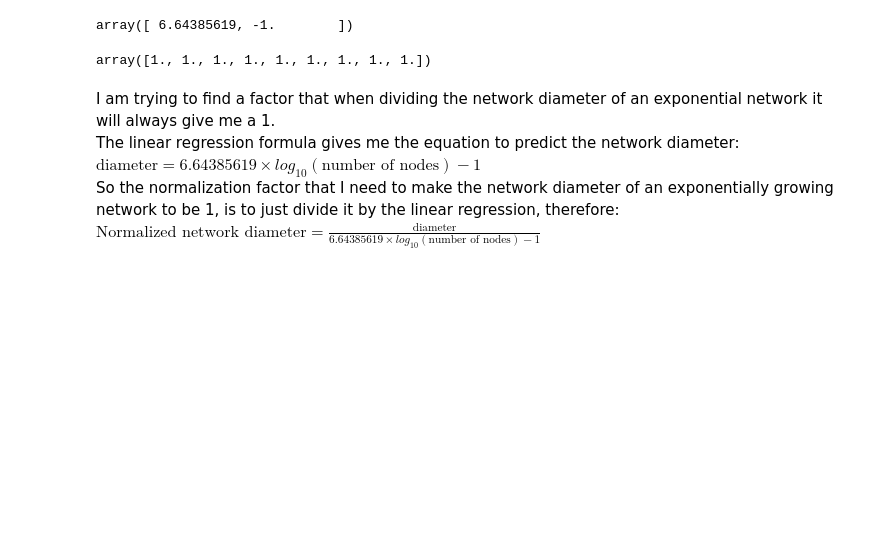
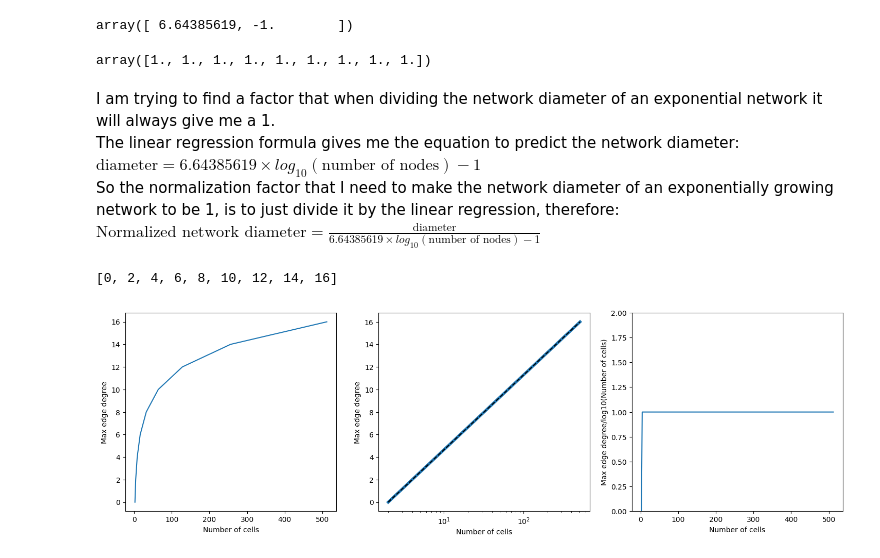
Before and after one commit to pipecedeno/cell_division_timing_shapes_the_morphology_and_size_of_nascent_multicellular_organisms, a Jupyter notebook: Code/simulation_code/test_network_diam_normalization.ipynb, the cells around one changed output. Cells and saved outputs as stored; diff of their text form; code cells hidden in the pictures; blank space fills up the shorter version.

```diff
--- a/Code/simulation_code/test_network_diam_normalization.ipynb
+++ b/Code/simulation_code/test_network_diam_normalization.ipynb
@@ -29,6 +29,20 @@ def grow_exponential_tree(network):
     network.add_edges_from(renamed_edges)
 
     return(network)
+# %%
+def calculate_max_edge_degree(network):
+	# Initialize result variables
+	max_edge_degree = -1
+	max_edge = None
+	for edge in network.edges():
+		node1, node2 = edge
+		degree_node1 = network.degree(node1)
+		degree_node2 = network.degree(node2)
+		edge_degree = degree_node1 + degree_node2 - 2
+		if (edge_degree > max_edge_degree):
+			max_edge_degree = edge_degree
+			max_edge = edge
+	return([max_edge, max_edge_degree])
 # %%
 snowflake=nx.Graph()
 snowflake.add_node(1)
@@ -64,6 +78,7 @@ snowflake.add_edge(1,2)
 
 num_cells=[len(list(snowflake.nodes()))]
 diameter=[nx.diameter(snowflake)]
+max_edge_degree=[0]
 
 num_gen=8
 
@@ -73,6 +88,7 @@ for i in range(num_gen):
 
     diameter.append(nx.diameter(snowflake))
     num_cells.append(len(list(snowflake.nodes())))
+    max_edge_degree.append(calculate_max_edge_degree(snowflake)[1])
 
 num_cells=np.array(num_cells)
 diameter=np.array(diameter)
@@ -116,3 +132,33 @@ The linear regression formula gives me the equation to predict the network diame
 $\text{diameter} = 6.64385619 \times log_{10}(\text{number of nodes}) - 1$
 So the normalization factor that I need to make the network diameter of an exponentially growing network to be 1, is to just divide it by the linear regression, therefore:
 $\text{Normalized network diameter} = \frac{\text{diameter}}{6.64385619 \times log_{10}(\text{number of nodes}) - 1}$
+# %%
+max_edge_degree
+# %% [output]
+[0, 2, 4, 6, 8, 10, 12, 14, 16]
+# %%
+plt.figure(figsize=(18,5))
+
+plt.subplot(131)
+plt.plot(num_cells, max_edge_degree)
+plt.xlabel('Number of cells')
+plt.ylabel('Max edge degree')
+
+plt.subplot(132)
+plt.plot(num_cells, max_edge_degree, linewidth=4)
+p = np.polyfit(np.log10(num_cells), max_edge_degree,1)
+plt.plot(num_cells,p[0]*np.log10(num_cells)+p[1],color='black', linestyle='dashed')
+plt.xlabel('Number of cells')
+plt.ylabel('Max edge degree')
+plt.xscale('log', base=10)
+
+
+plt.subplot(133)
+plt.plot(num_cells, max_edge_degree/(p[0]*np.log10(num_cells)+p[1]))
+plt.xlabel('Number of cells')
+plt.ylabel('Max edge degree/log10(Number of cells)')
+plt.ylim([0,2])
+
+plt.show()
+# %% [output]
+[figure, added]
```
Also changed, not shown: parts of 1 cell of this notebook, 53 other files.
